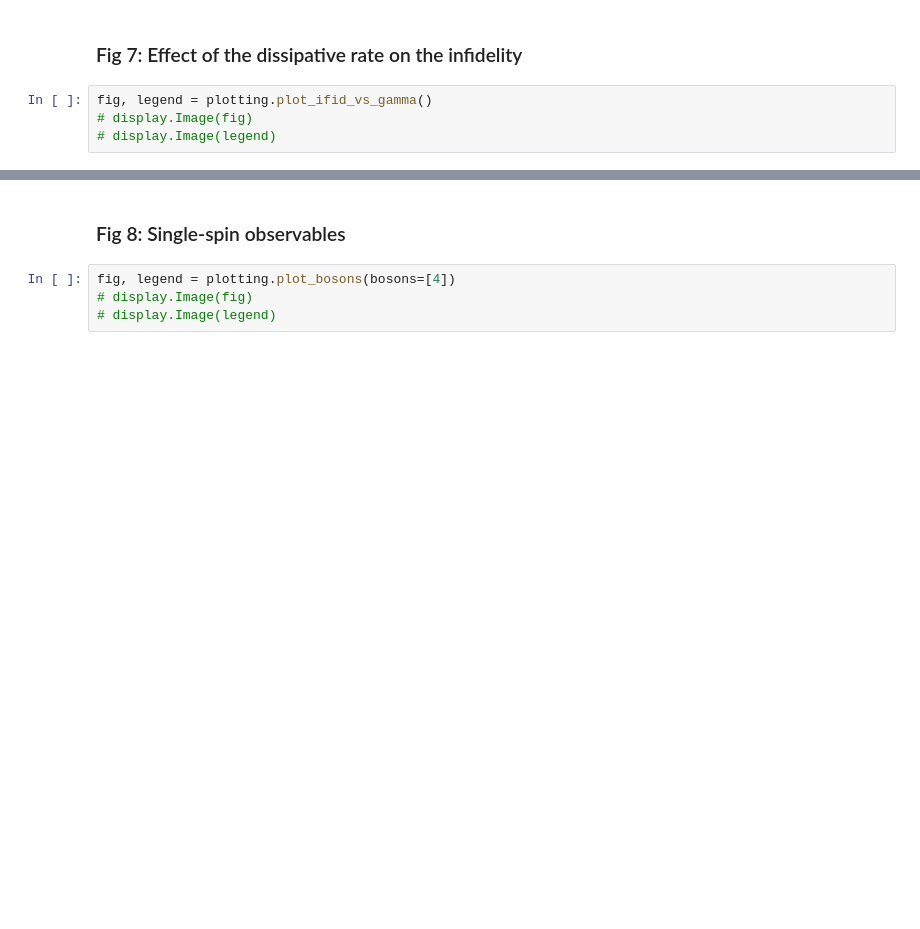
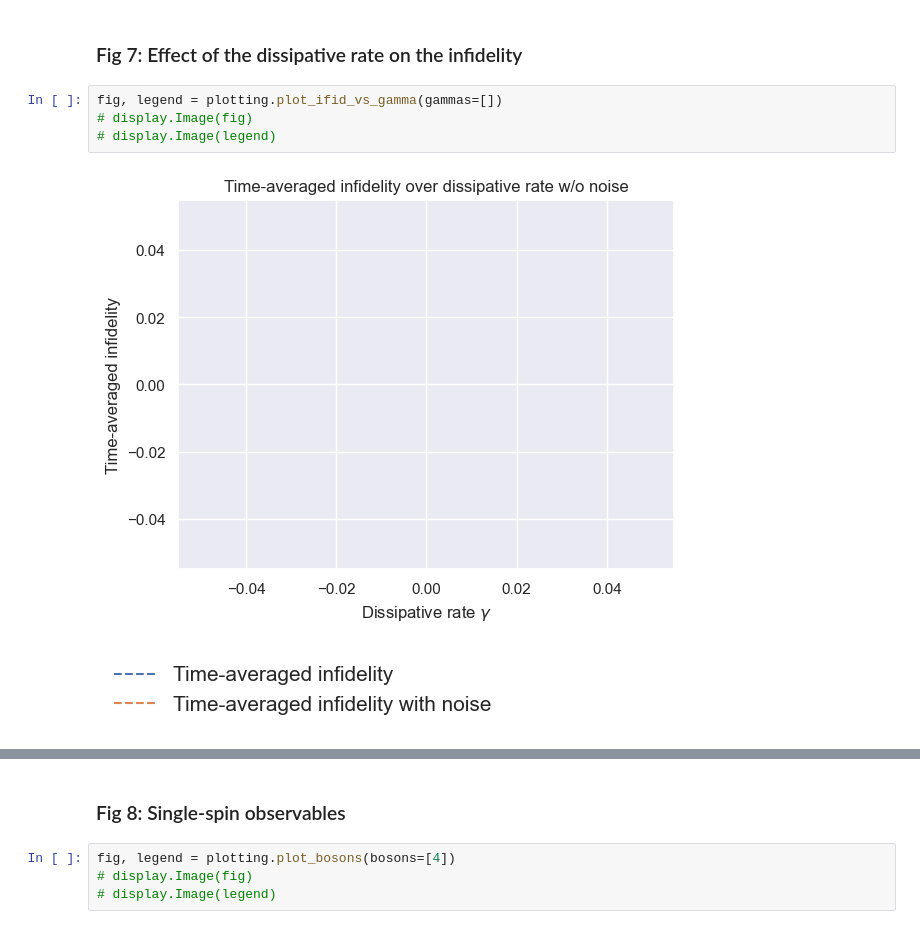
Before and after one commit to BurgerAndreas/q-spin-boson, a Jupyter notebook: q-spin-boson/paper.ipynb, the cells around one changed output, grey strips where cells are left out. Saved outputs shown, nothing was run; the diff lists cells and outputs as text; blank space fills up the shorter version.

Commit message:
Plots from the paper

```diff
--- a/q-spin-boson/paper.ipynb
+++ b/q-spin-boson/paper.ipynb
@@ -102,9 +109,12 @@ fig, legend = plotting.plot_ifid_vs_time()
 # %% [markdown]
 ### Fig 7: Effect of the dissipative rate on the infidelity
 # %%
-fig, legend = plotting.plot_ifid_vs_gamma()
+fig, legend = plotting.plot_ifid_vs_gamma(gammas=[])
 # display.Image(fig)
 # display.Image(legend)
+# %% [output]
+[figure, added]
+[figure, added]
 # %%
 fig, legend = plotting.plot_ifid_vs_time_gammas()
 # display.Image(fig)
```
Also changed, not shown: parts of 14 cells of this notebook, 13 other files.
